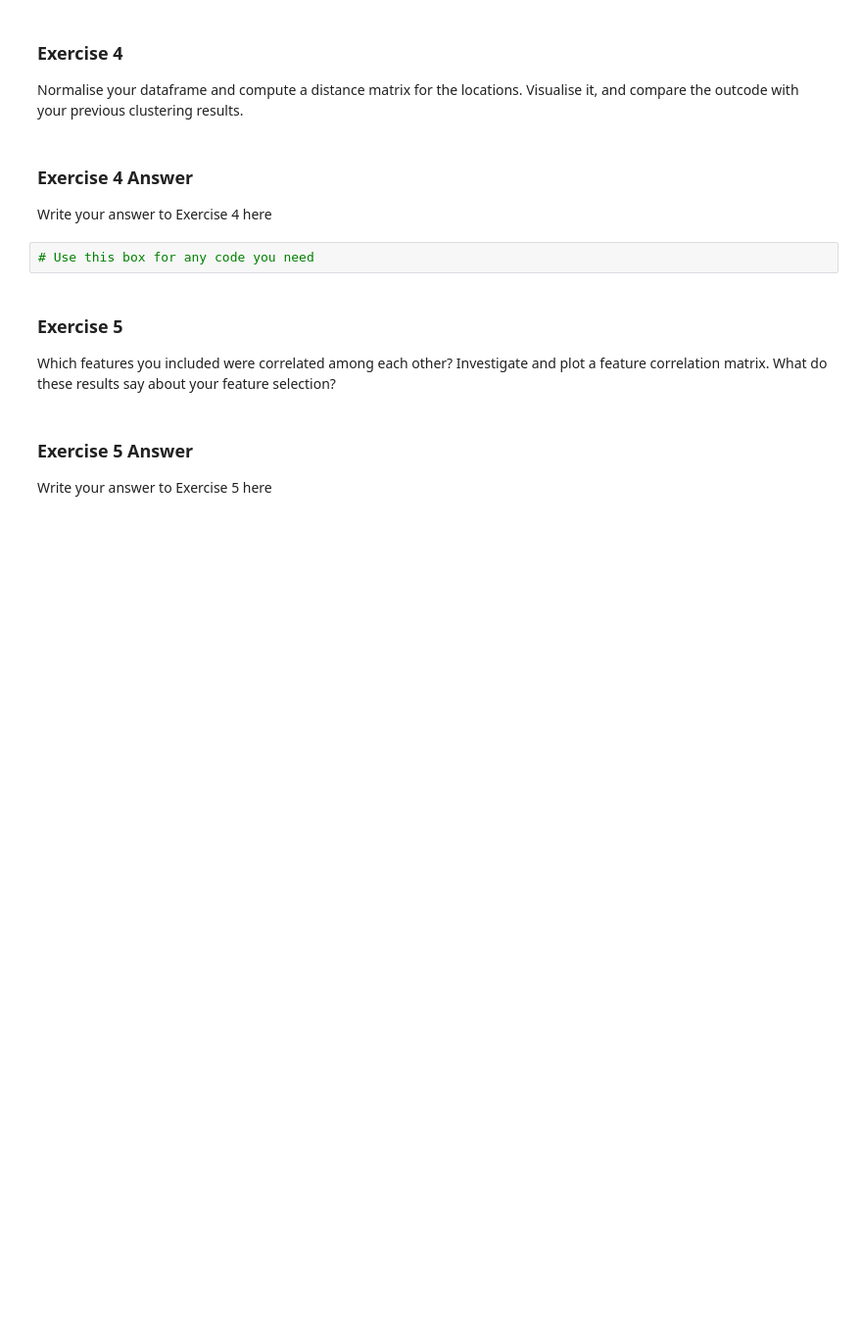
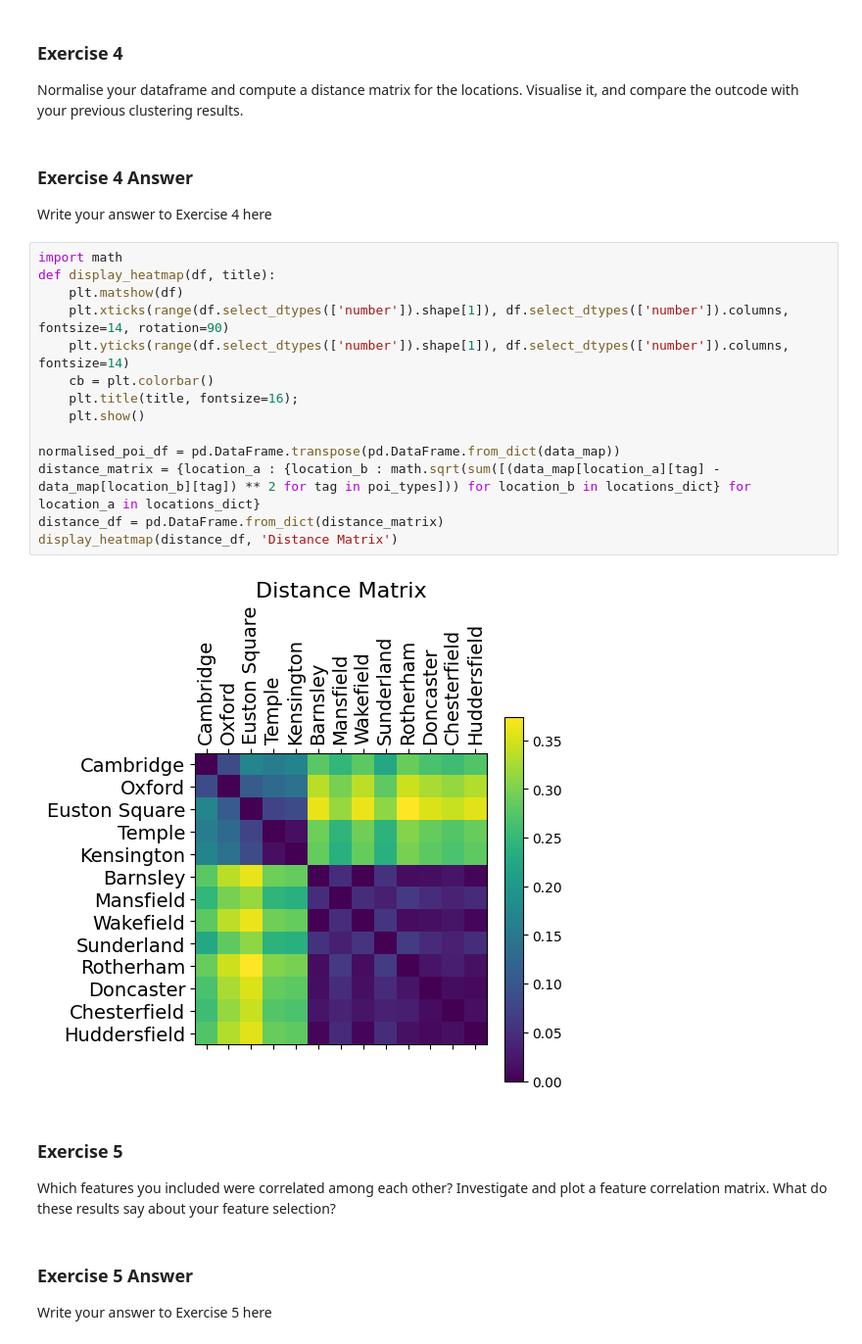
Before and after one commit to EuanWorth/ecw66_ads_2024, a Jupyter notebook: _notebooks/02-access-assess-geospatial.ipynb, the cells around one changed output. Shown: that part at 98% size. Drawn from its saved outputs; the diff is of its cells as text; blank space fills up the shorter version.

```diff
--- a/_notebooks/02-access-assess-geospatial.ipynb
+++ b/_notebooks/02-access-assess-geospatial.ipynb
@@ -707,7 +733,21 @@ clustering results.
 
 Write your answer to Exercise 4 here
 # %%
-# Use this box for any code you need
+import math
+def display_heatmap(df, title):
+    plt.matshow(df)
+    plt.xticks(range(df.select_dtypes(['number']).shape[1]), df.select_dtypes(['number']).columns, fontsize=14, rotation=90)
+    plt.yticks(range(df.select_dtypes(['number']).shape[1]), df.select_dtypes(['number']).columns, fontsize=14)
+    cb = plt.colorbar()
+    plt.title(title, fontsize=16);
+    plt.show()
+
+normalised_poi_df = pd.DataFrame.transpose(pd.DataFrame.from_dict(data_map))
+distance_matrix = {location_a : {location_b : math.sqrt(sum([(data_map[location_a][tag] - data_map[location_b][tag]) ** 2 for tag in poi_types])) for location_b in locations_dict} for location_a in locations_dict}
+distance_df = pd.DataFrame.from_dict(distance_matrix)
+display_heatmap(distance_df, 'Distance Matrix')
+# %% [output]
+[figure, added]
 # %% [markdown]
 ### Exercise 5
 
```
Also changed, not shown: parts of 8 cells of this notebook.
